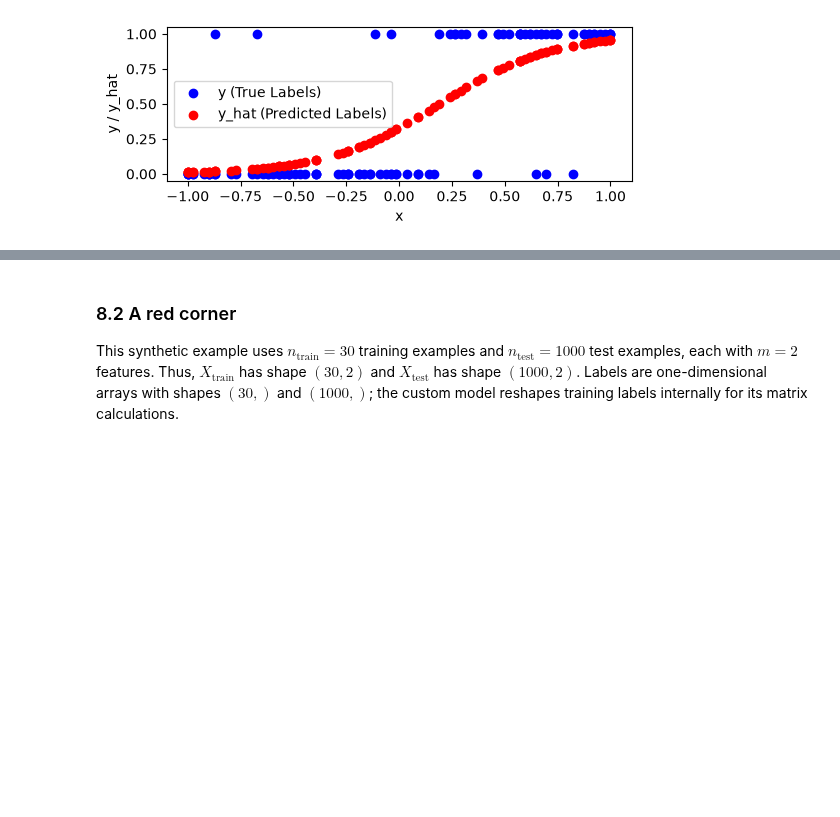
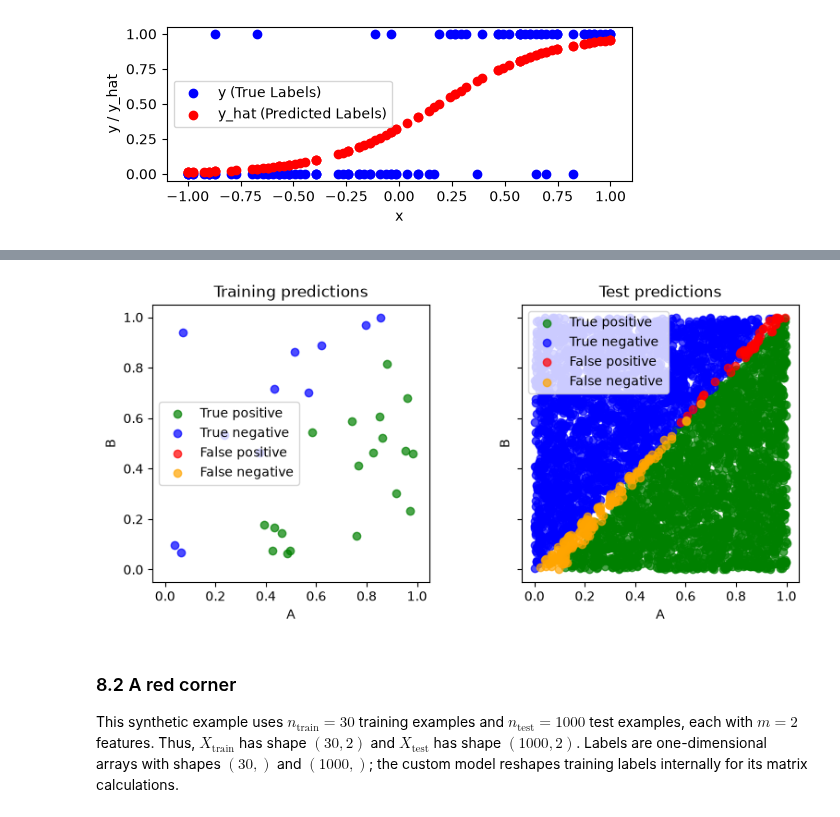
Before and after one commit to petraknovak/ml-from-concepts-to-code, a Jupyter notebook: 07_sgd/conceptual/logistic_regression.ipynb, the cells around one changed output, grey strips where cells are left out. Saved outputs shown, nothing was run; the diff lists cells and outputs as text; code cells hidden in the pictures; blank space fills up the shorter version.

```diff
--- a/07_sgd/conceptual/logistic_regression.ipynb
+++ b/07_sgd/conceptual/logistic_regression.ipynb
@@ -389,3 +441,43 @@ plt.show()
+# %%
+y_ab_train_pred = ab_model.predict(X_ab_train)
+y_ab_test_pred = ab_model.predict(X_ab_test)
+
+categories = [
+    (1, 1, "True positive", "green"),
+    (0, 0, "True negative", "blue"),
+    (0, 1, "False positive", "red"),
+    (1, 0, "False negative", "orange"),
+]
+
+fig, axes = plt.subplots(1, 2, figsize=(8, 4), layout="none", sharex=True, sharey=True)
+
+for true_label, pred_label, name, color in categories:
+    train_mask = (y_ab_train == true_label) & (y_ab_train_pred == pred_label)
+    test_mask = (y_ab_test == true_label) & (y_ab_test_pred == pred_label)
+
+    axes[0].scatter(
+        X_ab_train[train_mask, 0], X_ab_train[train_mask, 1],
+        color=color, alpha=0.7, label=name,
+    )
+    axes[1].scatter(
+        X_ab_test[test_mask, 0], X_ab_test[test_mask, 1],
+        color=color, alpha=0.7, label=name,
+    )
+
+
+axes[0].set(xlabel="A", ylabel="B", title="Training predictions")
+axes[0].set_box_aspect(1)
+axes[0].legend()
+
+axes[1].set(xlabel="A", ylabel="B", title="Test predictions")
+axes[1].set_box_aspect(1)
+axes[1].legend()
+
+# Fixed margins keep each square plotting area at 3 x 3 inches.
+plt.subplots_adjust(left=0.1, right=0.975, bottom=0.18, top=0.93, wspace=1/3)
+plt.show()
+# %% [output]
+[figure, added]
 # %% [markdown]
 ### 8.2 A red corner
 This synthetic example uses $n_{\mathrm{train}}=30$ training examples and $n_{\mathrm{test}}=1000$ test examples, each with $m=2$ features. Thus, $X_{\mathrm{train}}$ has shape $(30,2)$ and $X_{\mathrm{test}}$ has shape $(1000,2)$. Labels are one-dimensional arrays with shapes $(30,)$ and $(1000,)$; the custom model reshapes training labels internally for its matrix calculations.
```
Also changed, not shown: parts of 12 cells of this notebook.
